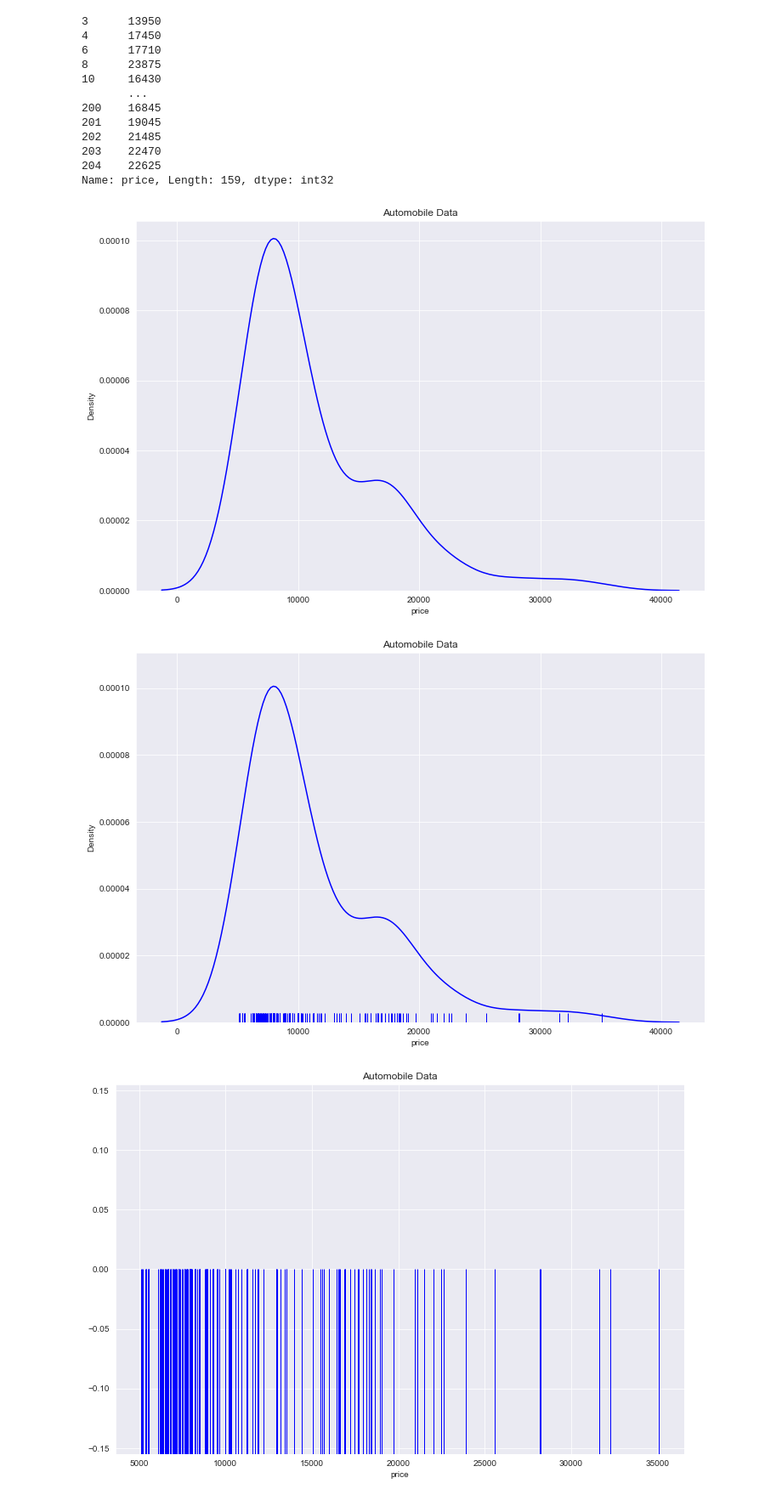
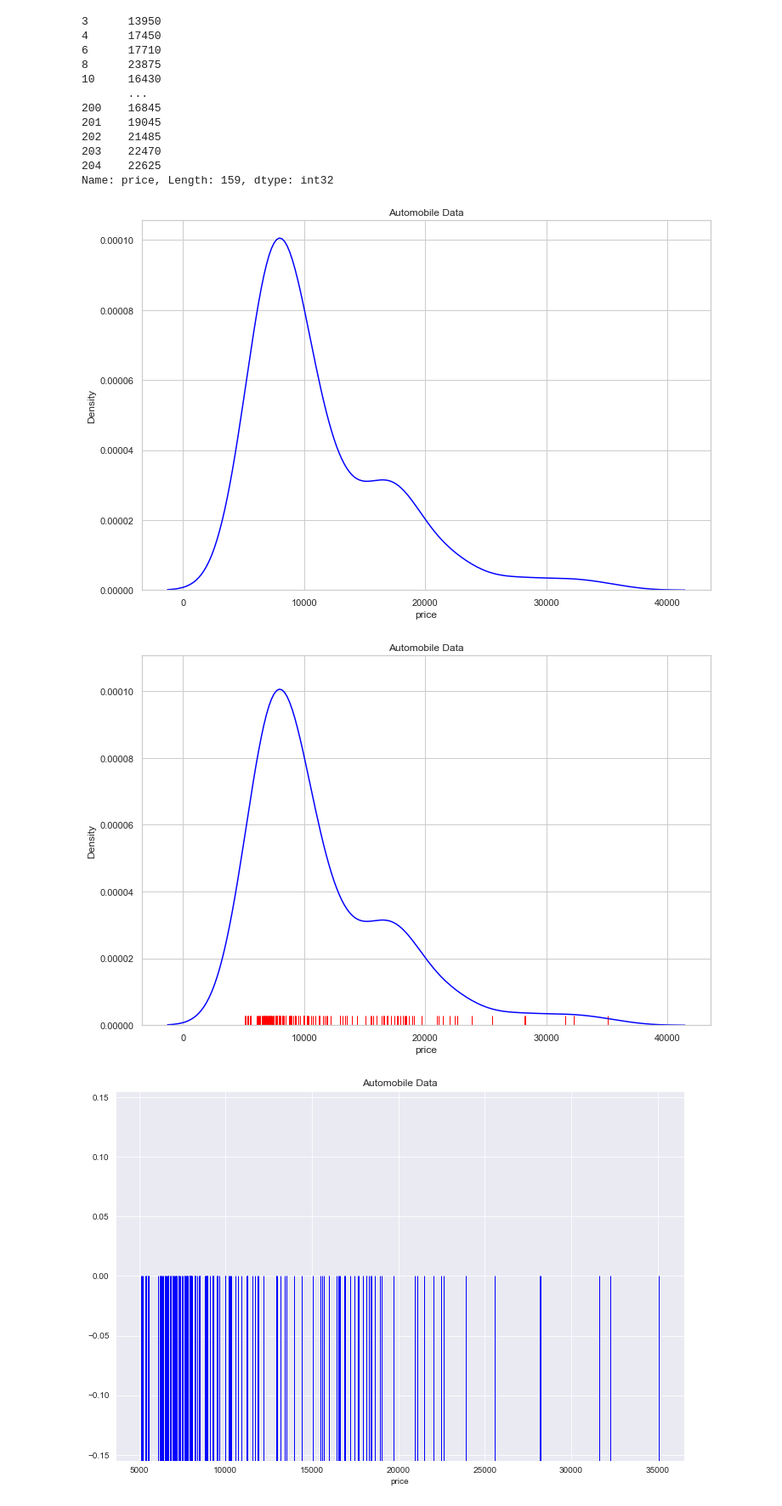
Before and after one commit to abid-2362/finding-relationships-in-data-with-python, a Jupyter notebook: 06_histograms_kde_plots_rug_plots.ipynb, the cells around one changed output. Shown at 85% size. Drawn from its saved outputs; the diff is of its cells as text; code cells hidden in the pictures.

Commit message:
fixes warnings in the plots

```diff
--- a/06_histograms_kde_plots_rug_plots.ipynb
+++ b/06_histograms_kde_plots_rug_plots.ipynb
@@ -133,20 +133,22 @@ Name: price, Length: 159, dtype: int32
 price_data = automobile_data['price']
 
 plt.figure(figsize=(12, 8))
-sns.distplot(price_data, hist=False, color='blue')
+sns.kdeplot(automobile_data['price'],
+            color='blue')
 plt.title('Automobile Data')
 plt.show()
 # %% [output]
-[figure, old version]
+[figure, new version]
 # %%
 plt.figure(figsize=(12, 8))
-sns.distplot(automobile_data['price'],
-             hist=False, rug=True, color='blue')
 
+sns.kdeplot(automobile_data['price'],
+            color='blue')
+sns.rugplot(x=automobile_data['price'], color='red')
 plt.title('Automobile Data')
 plt.show()
 # %% [output]
-[figure, old version]
+[figure, new version]
 # %%
 plt.figure(figsize=(12, 8))
 sns.rugplot(price_data.astype(int),
```
Also changed, not shown: parts of 1 cell of this notebook.
